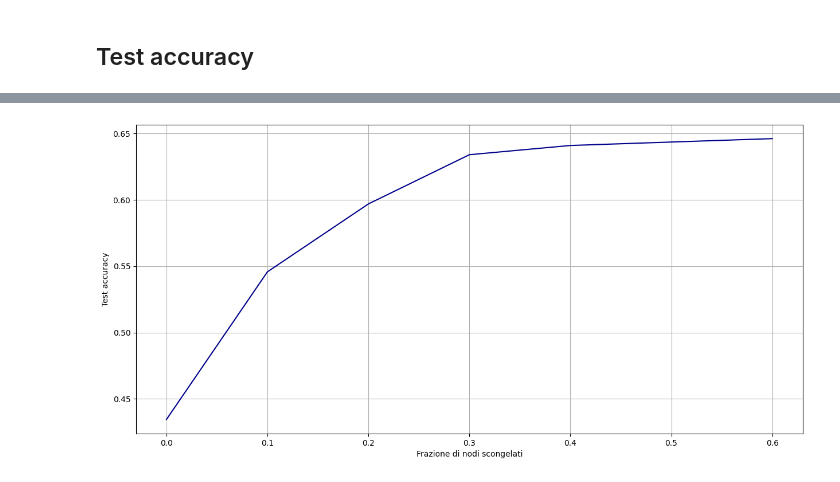
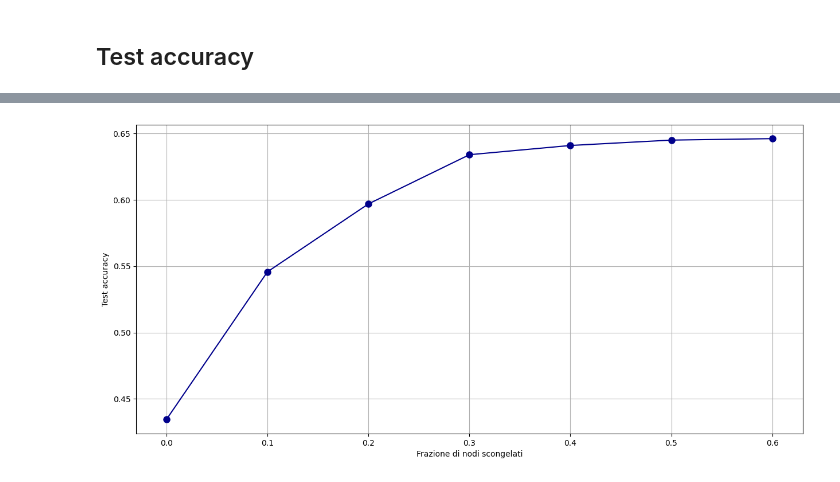
Before and after one commit to Negrini085/DeepLearning, a Jupyter notebook: Progetto/TransferL/trans.ipynb, the cells around one changed output, grey strips where cells are left out. Saved outputs shown, nothing was run; the diff lists cells and outputs as text; code cells hidden in the pictures.

```diff
--- a/Progetto/TransferL/trans.ipynb
+++ b/Progetto/TransferL/trans.ipynb
@@ -77,6 +77,6 @@ Found 7178 files belonging to 7 classes.
 # %%
-names = np.array(["mod/V1.keras", "mod/FT10.keras", "mod/FT20.keras", "mod/FT30.keras", "mod/FT40.keras", "mod/FT60.keras"])
-defreez = np.array([0.0, 0.1, 0.2, 0.3, 0.4, 0.6])
+names = np.array(["mod/V1.keras", "mod/FT10.keras", "mod/FT20.keras", "mod/FT30.keras", "mod/FT40.keras", "mod/FT50.keras", "mod/FT60.keras"])
+defreez = np.array([0.0, 0.1, 0.2, 0.3, 0.4, 0.5, 0.6])
 
 accM = []
 for name in names:
@@ -125,9 +125,9 @@ Valuto performance modello: FT60.keras
 # %%
 fig = plt.figure(figsize = (15, 7))
-plt.plot(defreez, accM, color = "darkblue")
+plt.plot(defreez, accM, color = "darkblue", marker="o", markersize = 8)
 plt.xlabel("Frazione di nodi scongelati")
 plt.ylabel("Test accuracy")
 plt.grid(True)
 plt.show()
 # %% [output]
-[figure, old version]
+[figure, new version]
```
Also changed, not shown: parts of 3 cells of this notebook, 2 other files.
